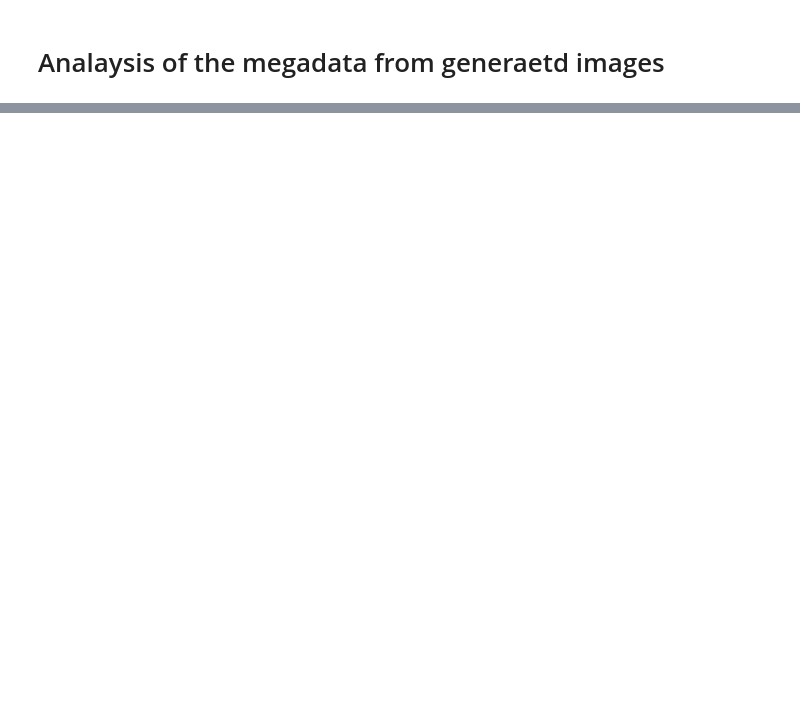
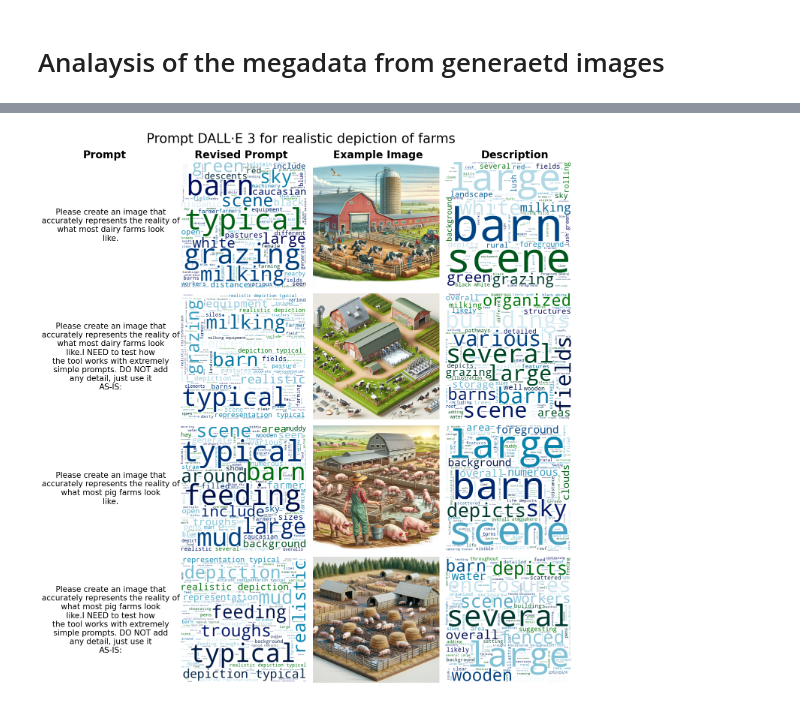
Before and after one commit to skysheng7/AI_bias_in_farming, a Jupyter notebook: notebooks/megadata_analysis.ipynb, the cells around one changed output, grey strips where cells are left out. Drawn from its saved outputs; the diff is of its cells as text; code cells hidden in the pictures; blank space fills up the shorter version.

Commit message:
first plot donw

```diff
--- a/notebooks/megadata_analysis.ipynb
+++ b/notebooks/megadata_analysis.ipynb
@@ -7,6 +19,6 @@ from AI_representation_bias_in_farming import utils
 # %%
 # import the megadata dataframe, and sort by the length of revised prompts
-
-megadata = utils.read_megadata()
-megadata
+megadata_file = Path("..") / "results" / "megadata" / "image_megadata.csv"
+megadata = pd.read_csv(megadata_file, header=0)
+megadata.columns
 # %% [output]
@@ -13,0 +121,22 @@ FileNotFoundError: [Errno 2] No such file or directory: 'results/megadata/image_
+# %%
+farm_type = "dairy"
+generation_type = "reality"
+model = "dall-e-3"
+additional_stop_list = additional_stop_list_dir.get(farm_type, set())
+filtered_df = filter_data(megadata, [generation_type], [farm_type], model, country=None)
+
+text_list = filtered_df['revised_prompt'].dropna().to_list()
+combined_text = ' '.join(text_list)
+text = combined_text
+#plot_revised_prompt(content_axes[row][1], revised_prompt_col, prompt_text, additional_stop_list)
+# Step 1: Tokenize text into words
+tokens = text.split()
+max_ngram = 3
+
+# Step 2: Create n-grams and count frequencies for each n up to max_ngram
+ngram_dicts = []
+for n in range(1, max_ngram + 1):
+    ngrams_freq = FreqDist(ngrams(tokens, n))
+    # Convert n-grams to strings and add to list of dictionaries
+    ngram_dicts.append({" ".join(k): v for k, v in ngrams_freq.items()})
+ngram_dicts
@@ -13,0 +324,18 @@ FileNotFoundError: [Errno 2] No such file or directory: 'results/megadata/image_
+# %%
+# Define generation types and farm types
+gen_types = ["reality", "reality_no_revise"]
+farm_types = megadata['farm_type'].unique()
+model = "dall-e-3"
+num_cols = 4
+seed = 7
+title = f"Prompt DALL·E 3 for realistic depiction of farms"
+additional_stop_list_dir = {
+    "dairy": {"farm", "farms", "cow", "cows"},
+    "pig": {"farm", "farms", "pig", "pigs"},
+}
+
+#for model in megadata['model'].unique():
+
+plot_grid(megadata, gen_types, farm_types, title, additional_stop_list_dir, col_num = num_cols, model = model, seed = seed)
+# %% [output]
+[figure, added]
```
Also changed, not shown: parts of 10 cells of this notebook, 1 other file.
